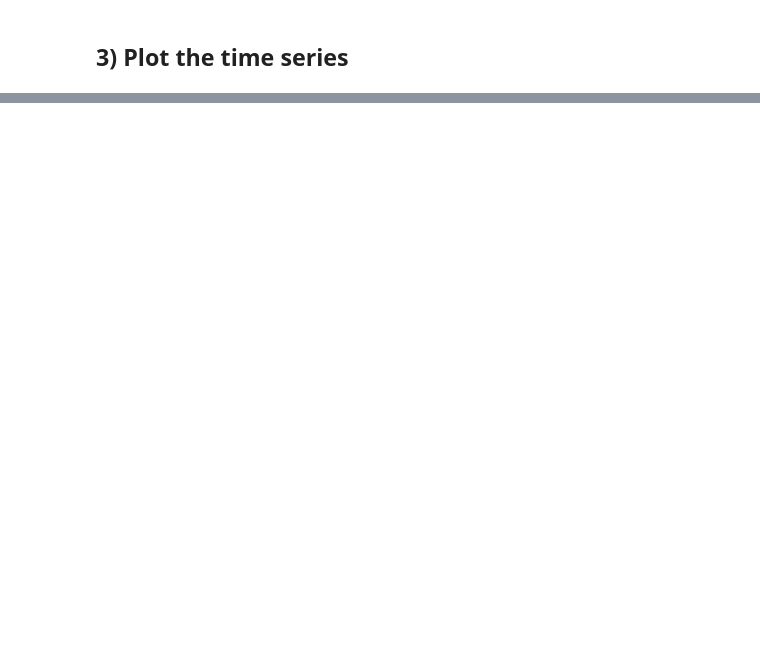
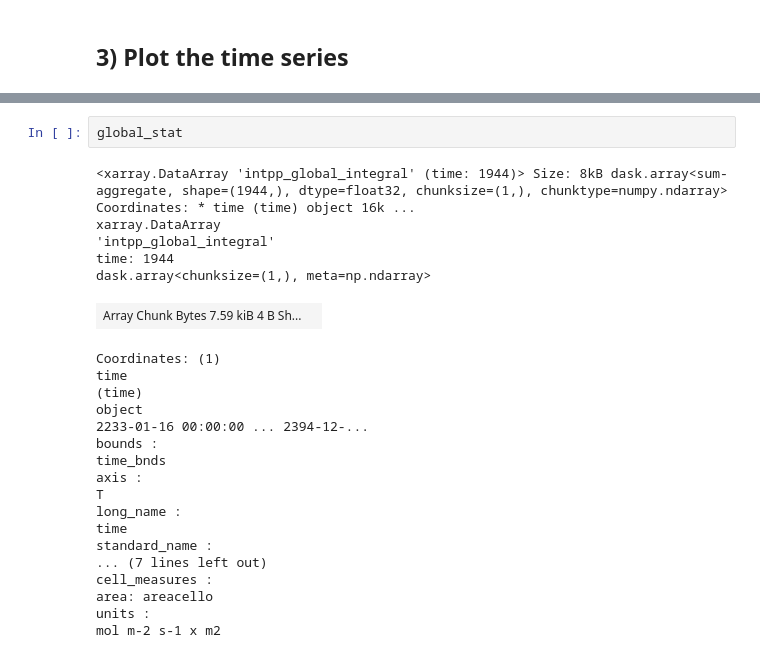
Before and after one commit to eikekoehn/TIPMIP_carbon_cycle, a Jupyter notebook: 01_postprocessing/calc_time_series_of_global_statistic.ipynb, the cells around one changed output, grey strips where cells are left out. Drawn from its saved outputs; the diff is of its cells as text; blank space fills up the shorter version.

```diff
--- a/01_postprocessing/calc_time_series_of_global_statistic.ipynb
+++ b/01_postprocessing/calc_time_series_of_global_statistic.ipynb
@@ -223,0 +169,26 @@ plt.show()
+# %%
+global_stat
+# %% [output]
+<xarray.DataArray 'intpp_global_integral' (time: 1944)> Size: 8kB dask.array<sum-aggregate, shape=(1944,), dtype=float32, chunksize=(1,), chunktype=numpy.ndarray> Coordinates: * time (time) object 16k ...
+xarray.DataArray
+'intpp_global_integral'
+time: 1944
+dask.array<chunksize=(1,), meta=np.ndarray>
+| Array Chunk Bytes 7.59 kiB 4 B Sh... |  |
+Coordinates: (1)
+time
+(time)
+object
+2233-01-16 00:00:00 ... 2394-12-...
+bounds :
+time_bnds
+axis :
+T
+long_name :
+time
+standard_name :
+... (7 lines left out)
+cell_measures :
+area: areacello
+units :
+mol m-2 s-1 x m2
```
Also changed, not shown: parts of 3 cells of this notebook, 5 other files.
